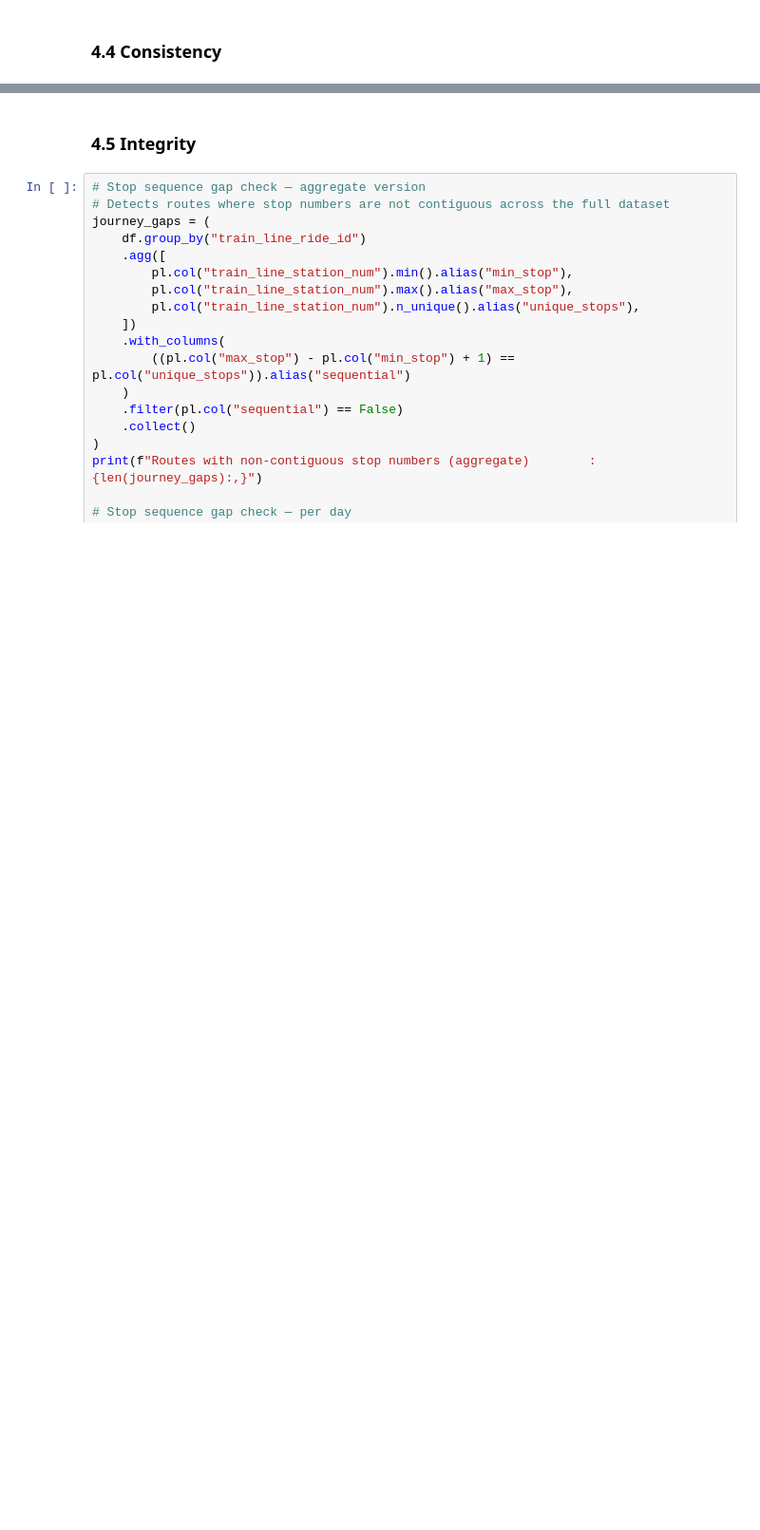
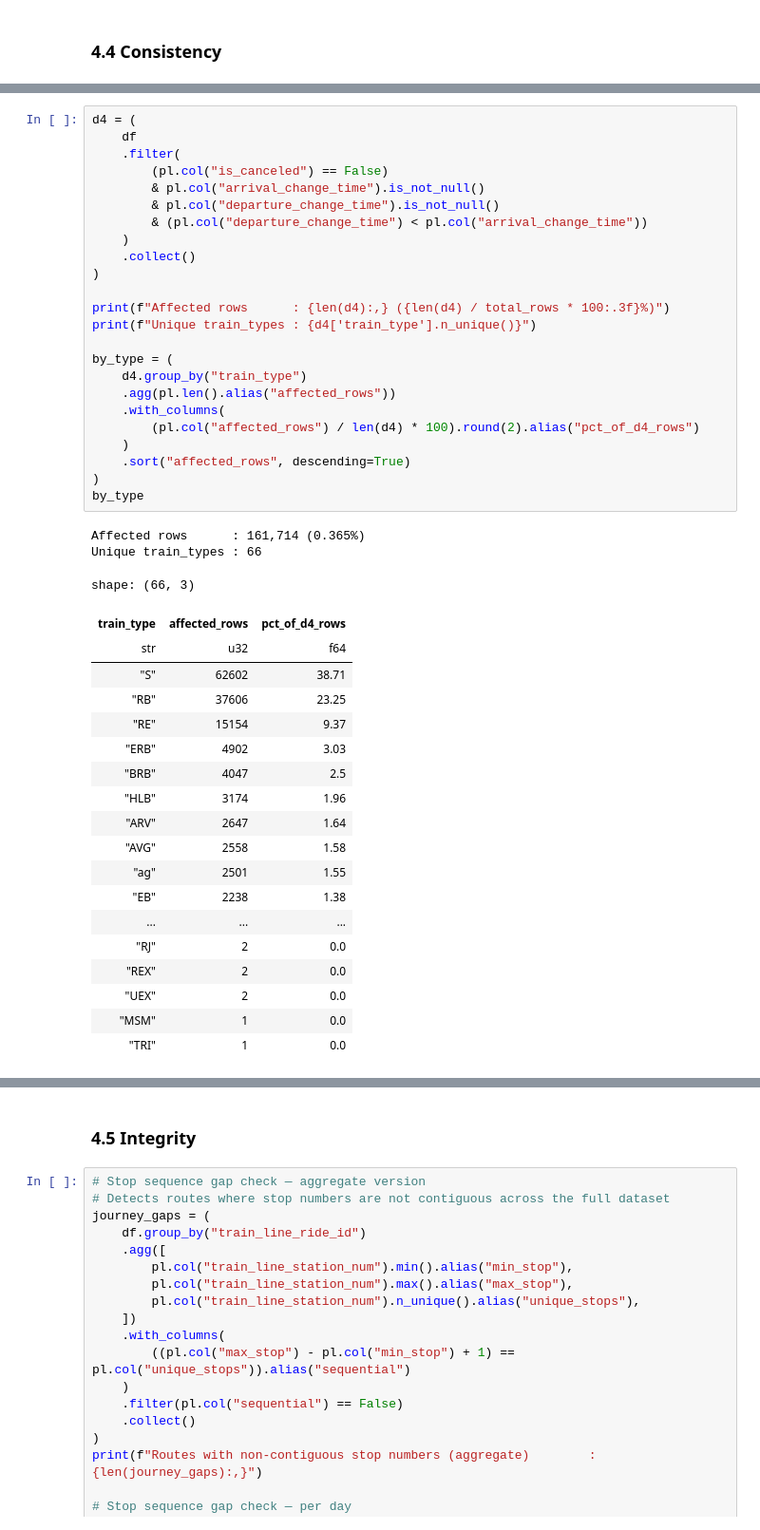
Before and after one commit to DemiahTheFirst/Data-Management-SRH, a Jupyter notebook: exam/db_analysis.ipynb, the cells around one changed output, grey strips where cells are left out. Shown at 95% size. Drawn from its saved outputs; the diff is of its cells as text; blank space fills up the shorter version.

```diff
--- a/exam/db_analysis.ipynb
+++ b/exam/db_analysis.ipynb
@@ -879,3 +985,49 @@ departure_change_time < arrival_change_time (non-cancelled) : 161,714
+# %%
+d4 = (
+    df
+    .filter(
+        (pl.col("is_canceled") == False)
+        & pl.col("arrival_change_time").is_not_null()
+        & pl.col("departure_change_time").is_not_null()
+        & (pl.col("departure_change_time") < pl.col("arrival_change_time"))
+    )
+    .collect()
+)
+
+print(f"Affected rows      : {len(d4):,} ({len(d4) / total_rows * 100:.3f}%)")
+print(f"Unique train_types : {d4['train_type'].n_unique()}")
+
+by_type = (
+    d4.group_by("train_type")
+    .agg(pl.len().alias("affected_rows"))
+    .with_columns(
+        (pl.col("affected_rows") / len(d4) * 100).round(2).alias("pct_of_d4_rows")
+    )
+    .sort("affected_rows", descending=True)
+)
+by_type
+# %% [output]
+Affected rows      : 161,714 (0.365%)
+Unique train_types : 66
+shape: (66, 3)
+| train_type | affected_rows | pct_of_d4_rows |
+| str | u32 | f64 |
+| "S" | 62602 | 38.71 |
+| "RB" | 37606 | 23.25 |
+| "RE" | 15154 | 9.37 |
+| "ERB" | 4902 | 3.03 |
+| "BRB" | 4047 | 2.5 |
+| "HLB" | 3174 | 1.96 |
+| "ARV" | 2647 | 1.64 |
+| "AVG" | 2558 | 1.58 |
+| "ag" | 2501 | 1.55 |
+| "EB" | 2238 | 1.38 |
+| ... | ... | ... |
+| "RJ" | 2 | 0.0 |
+| "REX" | 2 | 0.0 |
+| "UEX" | 2 | 0.0 |
+| "MSM" | 1 | 0.0 |
+| "TRI" | 1 | 0.0 |
 # %% [markdown]
 All 1,872,228 cancelled stops carry change times, meaning DB records change times for every cancellation without exception. Of those, 1,162,120 have `arrival_change_time` equal to `arrival_planned_time`, indicating the time was copied from the schedule with no actual event recorded. The remaining 710,108 carry differing values, suggesting a partial event occurred before the cancellation was registered.
 
```
Also changed, not shown: parts of 10 cells of this notebook, 2 other files.
